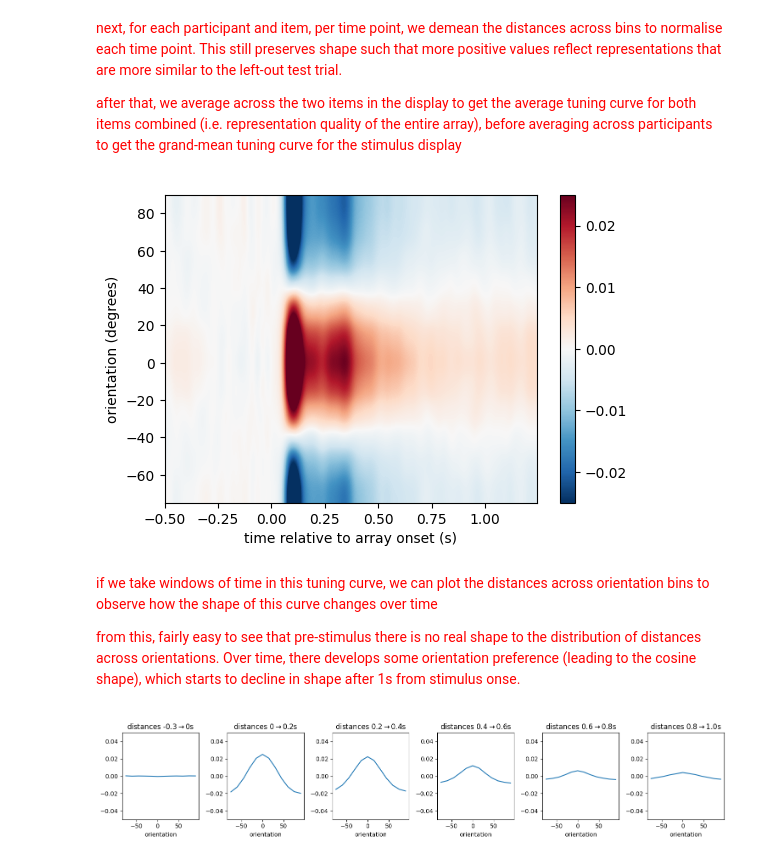
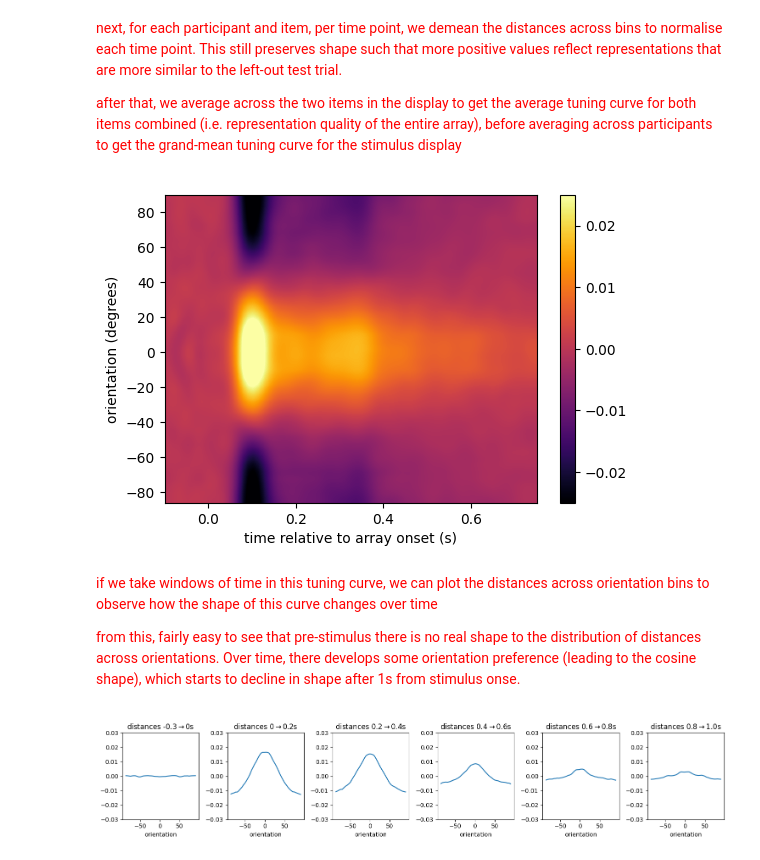
Before and after one commit to schekroud/tuningcurves, a Jupyter notebook: analysis/04_visualise_TuningCurve_acrossSubjects.ipynb, the cells around one changed output. Cells and saved outputs as stored; diff of their text form; code cells hidden in the pictures.

```diff
--- a/analysis/04_visualise_TuningCurve_acrossSubjects.ipynb
+++ b/analysis/04_visualise_TuningCurve_acrossSubjects.ipynb
@@ -31,13 +31,14 @@ nsubs = subs.size
 #set params for what file to load in per subject
 binstep  = 15
 binwidth = 22
+binstep, binwidth = 4, 11
 
 times = np.load(op.join(wd, 'data', 'tuningcurves', 'times.npy'))
 ntimes = times.size
 nitems = 2 #two items are presented in the array, we 'decode' both
 
 nbins, binmids, binstarts, binends = createFeatureBins(binstep = binstep, binwidth = binwidth,
-                                                       feature_start = -75, feature_end = 90)
+                                                       feature_start = -90+binstep, feature_end = 90)
 # %% [markdown]
 <font color='red'>
 
@@ -49,20 +50,32 @@ the matrix contains mahalanobis distances, where smaller values reflect represen
 
 single-trial tuning curves are averaged across trials separately for each decoded item, so we build up a tuning curve for the left/right item separately.
 # %%
+weightTrials = True
+
 alldata = np.zeros(shape = [subs.size, nitems, binmids.size, ntimes]) * np.nan #2 because 2 items decoded
 subcount = -1
+print(f'loading in {subs.size} participants')
 for i in subs:
     subcount +=1
-    print(f'working on ppt {subcount+1}/{subs.size}')
+    #print(f'working on ppt {subcount+1}/{subs.size}')
 
     #read in single subject data
-    data = np.load(op.join(wd, 'data', 'tuningcurves', f's{i}_TuningCurve_mahaldists_binstep{binstep}_binwidth{binwidth}.npy'))
+    data = np.load(op.join(wd, 'data', 'tuningcurves', f's{i}_TuningCurve_mahaldists_binstep{binstep}_binwidth{binwidth}_weightTrials{weightTrials}.npy'))
     bdata = pd.read_csv(op.join(wd, 'data', 'tuningcurves', f's{i}_TuningCurve_metadata.csv'))
     [nitems, ntrials, nbins, ntimes] = data.shape
 
     data = data * -1 #invert this, so more positive (larger) values = closer (mahalnobis distances are small when test is close to train)
     meandata = np.nanmean(data, axis=1)
     alldata[subcount] = meandata
+print('done')
 
-alldata.shape
+#for each participant and decoded item, demean across bins at each time point
+gmean_tp = alldata.copy()
+for isub in range(nsubs):
+    for iitem in range(nitems):
+        for tp in range(ntimes):
+            gmean_tp[isub, iitem, :, tp] = np.subtract(gmean_tp[isub, iitem, :, tp], gmean_tp[isub, iitem, :, tp].mean())
+
+gmean_ave = gmean_tp.mean(axis=1) #average across items
+gmean_ave = gmean_ave.mean(0) #average across participants now
 # %% [output]
@@ -106,15 +90,16 @@ gmean_ave = gmean_ave.mean(0) #average across participants now
 # %%
 vlims = 0.025
 fig = plt.figure(figsize = [6, 4])
 ax = fig.add_subplot(111)
-plot = ax.imshow(gmean_ave, aspect='auto', origin = 'lower', cmap = 'RdBu_r', interpolation='gaussian',
+plot = ax.imshow(gmean_ave, aspect='auto', origin = 'lower', cmap = 'inferno', interpolation= 'gaussian',
                  vmin = -vlims, vmax = vlims,
          extent = [times.min(), times.max(), binmids.min(), binmids.max()])
 fig.colorbar(plot)
 ax.set_ylabel(f'orientation (degrees)');
 ax.set_xlabel(f'time relative to array onset (s)');
+ax.set_xlim([-0.1, 0.75]);
 # %% [output]
-[figure, old version]
+[figure, new version]
 # %% [markdown]
 <font color='red'>
 
@@ -133,7 +118,7 @@ for x in zip(plotcount, tstarts, tends):
     ax.plot(binmids, tmpdat)
     ax.set_xlabel('orientation')
     ax.set_title(f'distances {x[1]}$\\rightarrow${x[2]}s')
-    ax.set_ylim([-0.05, 0.05])
+    ax.set_ylim([-0.03, 0.03])
 fig.tight_layout()
 # %% [output]
-[figure, old version]
+[figure, new version]
```
Also changed, not shown: parts of 4 cells of this notebook.
